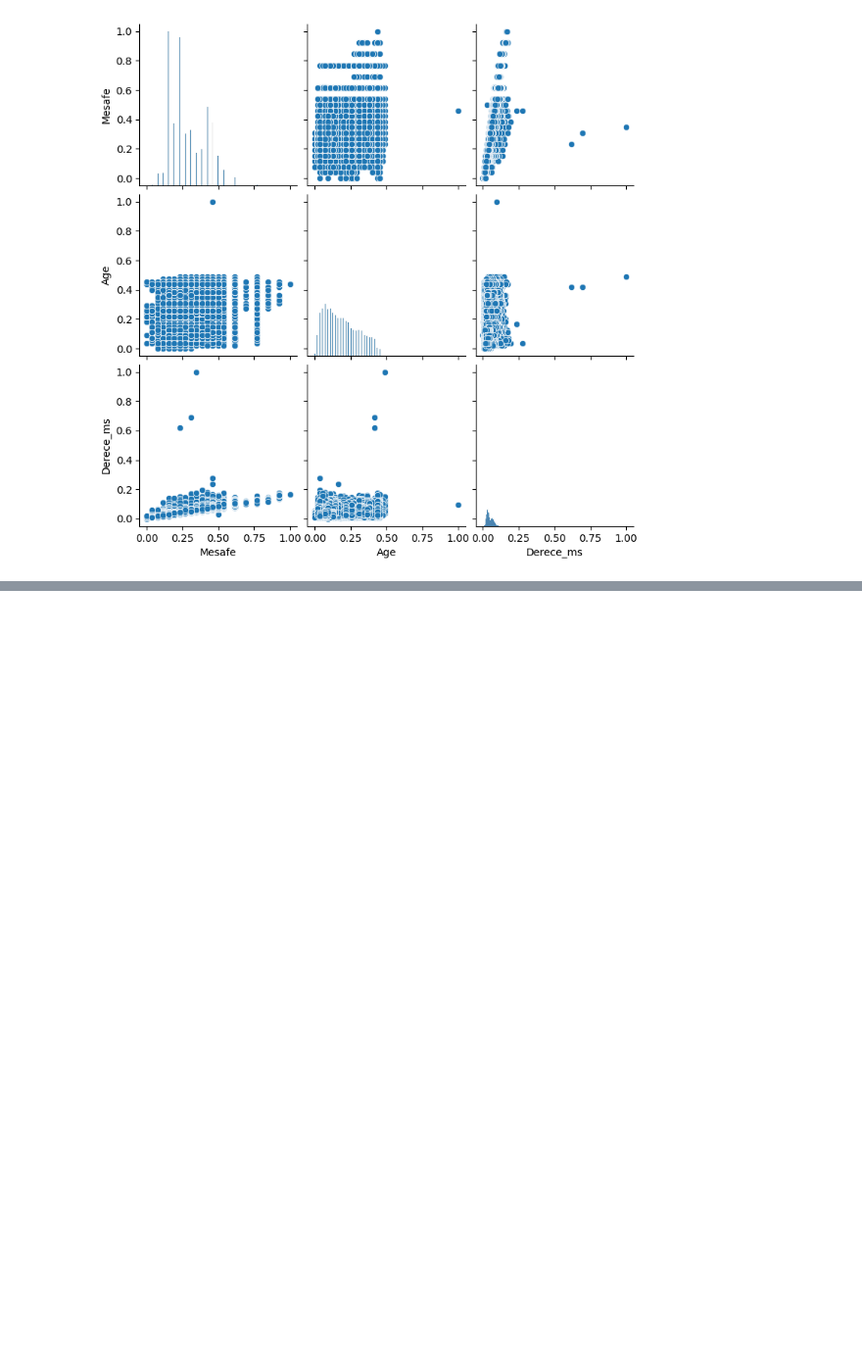
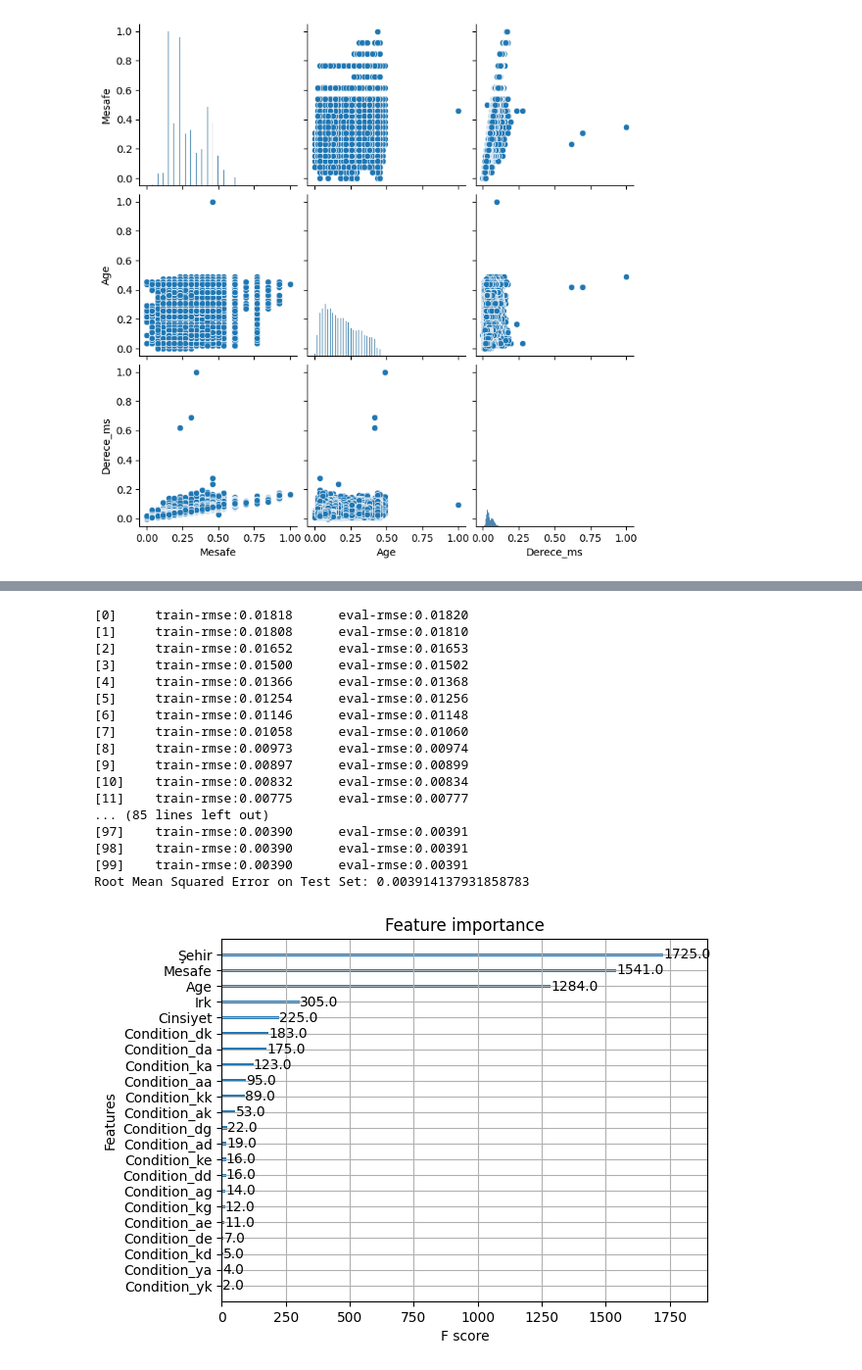
Before and after one commit to SeeknnDestroy/web-scraper, a Jupyter notebook: training.ipynb, the cells around one changed output, grey strips where cells are left out. Shown at 98% size. Drawn from its saved outputs; the diff is of its cells as text; code cells hidden in the pictures; blank space fills up the shorter version.

Commit message:
implement first training with xgboost model

```diff
--- a/training.ipynb
+++ b/training.ipynb
@@ -209,0 +233,6 @@ plt.show()
+# %%
+df_no_outliers# Columns to drop
+columns_to_drop = ['At İsmi', 'details', 'Derece']
+
+# Drop the irrelevant columns
+df_final = df_no_outliers.drop(columns=columns_to_drop)
@@ -209,0 +249,67 @@ plt.show()
+# %%
+import xgboost as xgb
+from sklearn.metrics import mean_squared_error
+from sklearn.model_selection import train_test_split
+from sklearn.preprocessing import LabelEncoder
+
+# Label encode the "Şehir" column
+label_encoder = LabelEncoder()
+df_final['Şehir'] = label_encoder.fit_transform(df_final['Şehir'])
+
+# Define features (X) and target (y)
+X = df_final.drop(columns=['Derece_ms'])
+y = df_final['Derece_ms']
+
+# Split the data into training, validation, and test sets (80% train, 10% validation, 10% test)
+X_train, X_temp, y_train, y_temp = train_test_split(X, y, test_size=0.2, random_state=42)
+X_val, X_test, y_val, y_test = train_test_split(X_temp, y_temp, test_size=0.5, random_state=42)
+
+# Convert the datasets into DMatrix, which is a data structure optimized for XGBoost
+dtrain = xgb.DMatrix(X_train, label=y_train)
+dval = xgb.DMatrix(X_val, label=y_val)
+dtest = xgb.DMatrix(X_test, label=y_test)
+
+# Set up initial parameters for XGBoost
+params = {
+    'objective': 'reg:squarederror',
+    'eval_metric': 'rmse',
+    'max_depth': 6,
+    'learning_rate': 0.1,
+    'subsample': 0.8,
+    'colsample_bytree': 0.8,
+    'seed': 42
+}
+
+# Train the XGBoost model
+evals = [(dtrain, 'train'), (dval, 'eval')]
+model = xgb.train(params, dtrain, num_boost_round=100, evals=evals, early_stopping_rounds=10, verbose_eval=True)
+
+# Make predictions on the test set
+y_pred = model.predict(dtest)
+
+# Evaluate the model performance
+rmse = np.sqrt(mean_squared_error(y_test, y_pred))
+print(f'Root Mean Squared Error on Test Set: {rmse}')
+
+# Plot feature importance
+xgb.plot_importance(model, importance_type='weight')
+plt.show()
+# %% [output]
+[0]     train-rmse:0.01818      eval-rmse:0.01820
+[1]     train-rmse:0.01808      eval-rmse:0.01810
+[2]     train-rmse:0.01652      eval-rmse:0.01653
+[3]     train-rmse:0.01500      eval-rmse:0.01502
+[4]     train-rmse:0.01366      eval-rmse:0.01368
+[5]     train-rmse:0.01254      eval-rmse:0.01256
+[6]     train-rmse:0.01146      eval-rmse:0.01148
+[7]     train-rmse:0.01058      eval-rmse:0.01060
+[8]     train-rmse:0.00973      eval-rmse:0.00974
+[9]     train-rmse:0.00897      eval-rmse:0.00899
+[10]    train-rmse:0.00832      eval-rmse:0.00834
+[11]    train-rmse:0.00775      eval-rmse:0.00777
+... (85 lines left out)
+[97]    train-rmse:0.00390      eval-rmse:0.00391
+[98]    train-rmse:0.00390      eval-rmse:0.00391
+[99]    train-rmse:0.00390      eval-rmse:0.00391
+Root Mean Squared Error on Test Set: 0.003914137931858783
+[figure, added]
```
Also changed, not shown: parts of 3 cells of this notebook, 3 other files.
